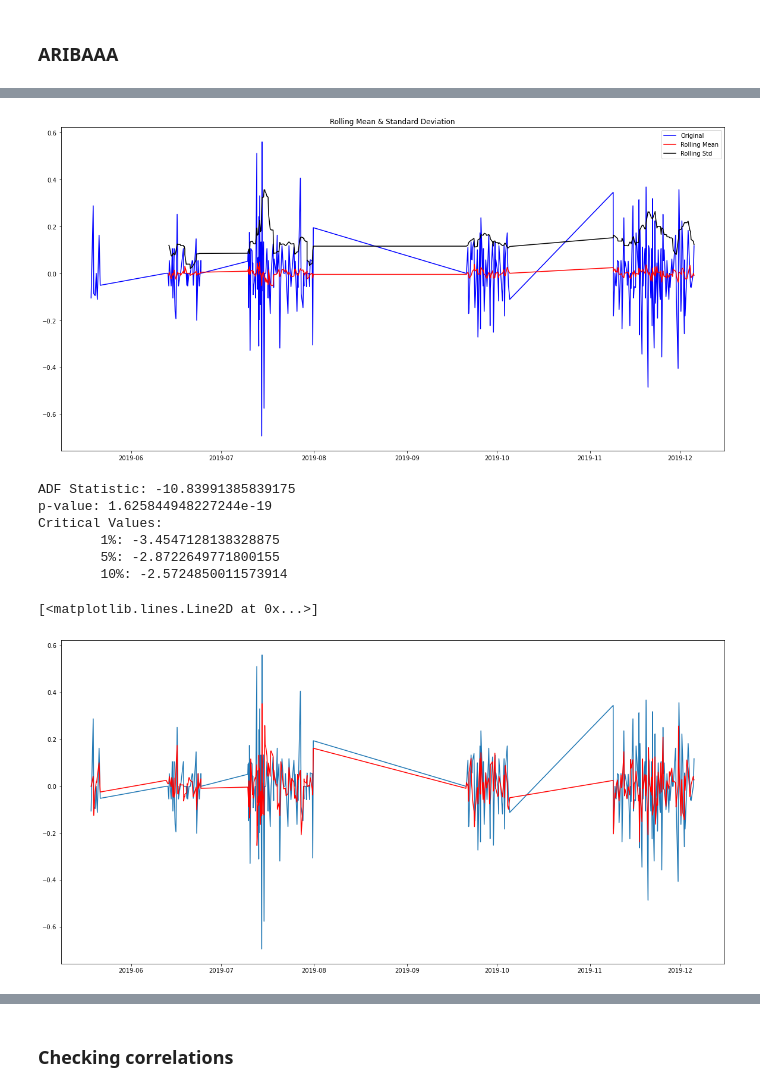
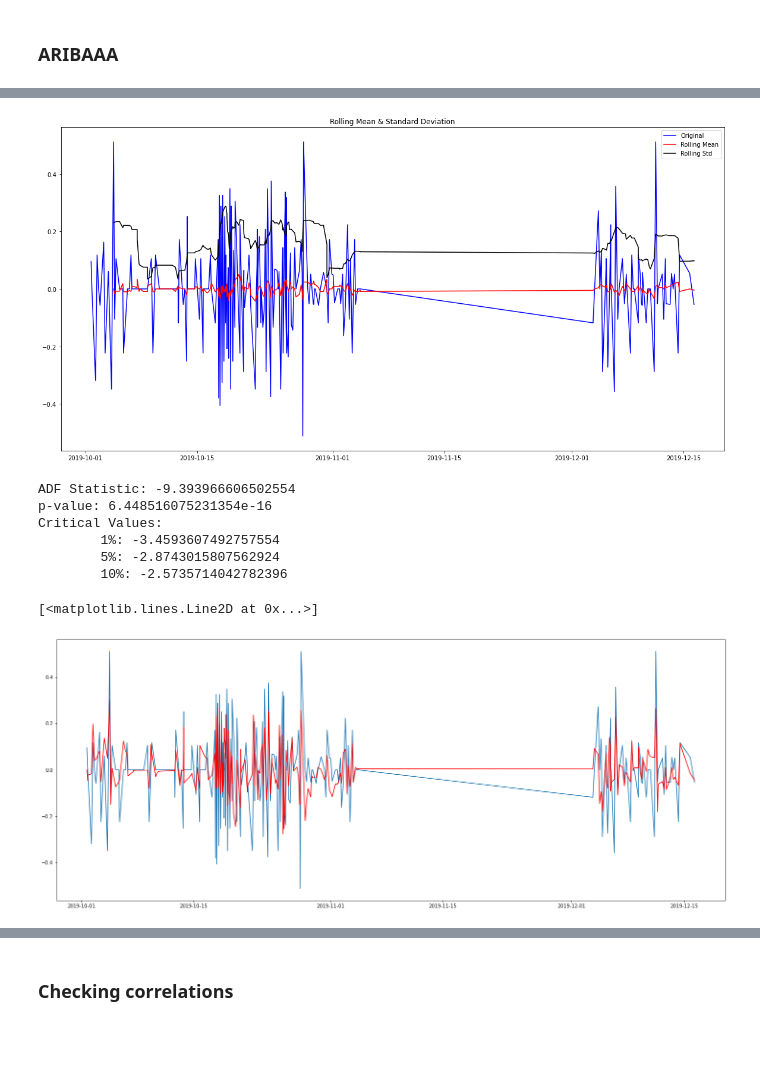
Before and after one commit to kustex/arinti_ews_usecase, a Jupyter notebook: arinti_EWS_notebook.ipynb, the cells around one changed output, grey strips where cells are left out. Cells and saved outputs as stored; diff of their text form; code cells hidden in the pictures; blank space fills up the shorter version.

```diff
--- a/arinti_EWS_notebook.ipynb
+++ b/arinti_EWS_notebook.ipynb
@@ -117,7 +126,7 @@ import matplotlib.pyplot as plt
 import matplotlib.dates as mdates
 
 
-patientid = 523
+patientid = 6764
 hr = 'HR'
 temp = 'TEMP'
 rr = 'RR'
@@ -155,7 +164,6 @@ from datetime import timedelta
 
 # def add_quarterly_time_to_timeseries_per_patient(df, patientId):
 
-patientid = 523
 df_patientId = df[df['PatientId'] == patientid]
 
 def daterange(start, end):
@@ -191,8 +199,6 @@ def make_timestamp(lst):
 
 df_patientId_evenly_spaced_time = daterange(start_date_object,end_date_object)
 # %%
-patientid = 523
-
 hr = 'HR'
 temp = 'TEMP'
 rr = 'RR'
@@ -259,10 +260,10 @@ register_matplotlib_converters()
 
 df = pd.read_csv('20200124_ews_observations.csv', parse_dates = ['ObservationDate'], index_col = ['ObservationDate'], low_memory=False)
 df.index = pd.to_datetime(df.index)
+df = df.drop(['EwsProcedure', 'LOC','Add_O2'], axis=1)
 
 print(df.head())
 
-patientid = 523
 df_patientId = df[df['PatientId'] == patientid]
 
 fig = plt.figure(figsize=(15,7.5))
@@ -372,26 +373,25 @@ df_log_shift = df_log - df_log.shift()
 df_log_shift.dropna(inplace=True)
 get_stationarity(df_log_shift)
 # %% [output]
-[figure, old version]
+[figure, new version]
-ADF Statistic: -10.83991385839175
-p-value: 1.625844948227244e-19
+ADF Statistic: -9.393966606502554
+p-value: 6.448516075231354e-16
 Critical Values:
-        1%: -3.4547128138328875
-        5%: -2.8722649771800155
-        10%: -2.5724850011573914
+        1%: -3.4593607492757554
+        5%: -2.8743015807562924
+        10%: -2.5735714042782396
 # %%
 # df_log = df_log.set_index(pd.DatetimeIndex(df.index))
 # print(df_log.index)
 
-import warnings
-warnings.filterwarnings('ignore')
+
 
 # decomposition = seasonal_decompose(df_log)
 model = ARIMA(df_log, order=(2,1,2))
 results = model.fit(disp=-1)
-fig = plt.figure(figsize=(20,10))
+fig = plt.figure(figsize=(25,10))
 plt.plot(df_log_shift)
 plt.plot(results.fittedvalues, color='red')
 # %% [output]
 [<matplotlib.lines.Line2D at 0x...>]
-[figure, old version]
+[figure, new version]
```
Also changed, not shown: parts of 17 cells of this notebook.
